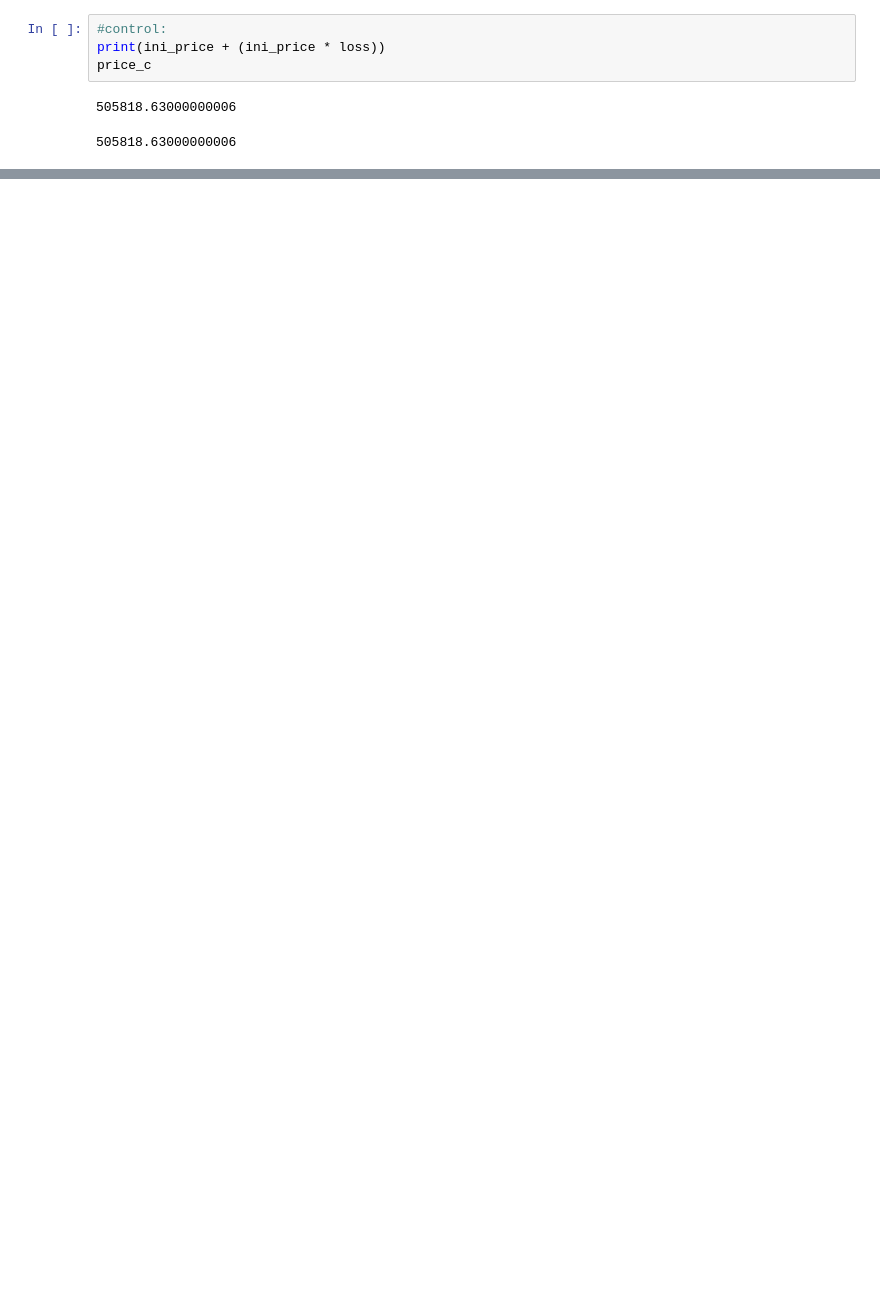
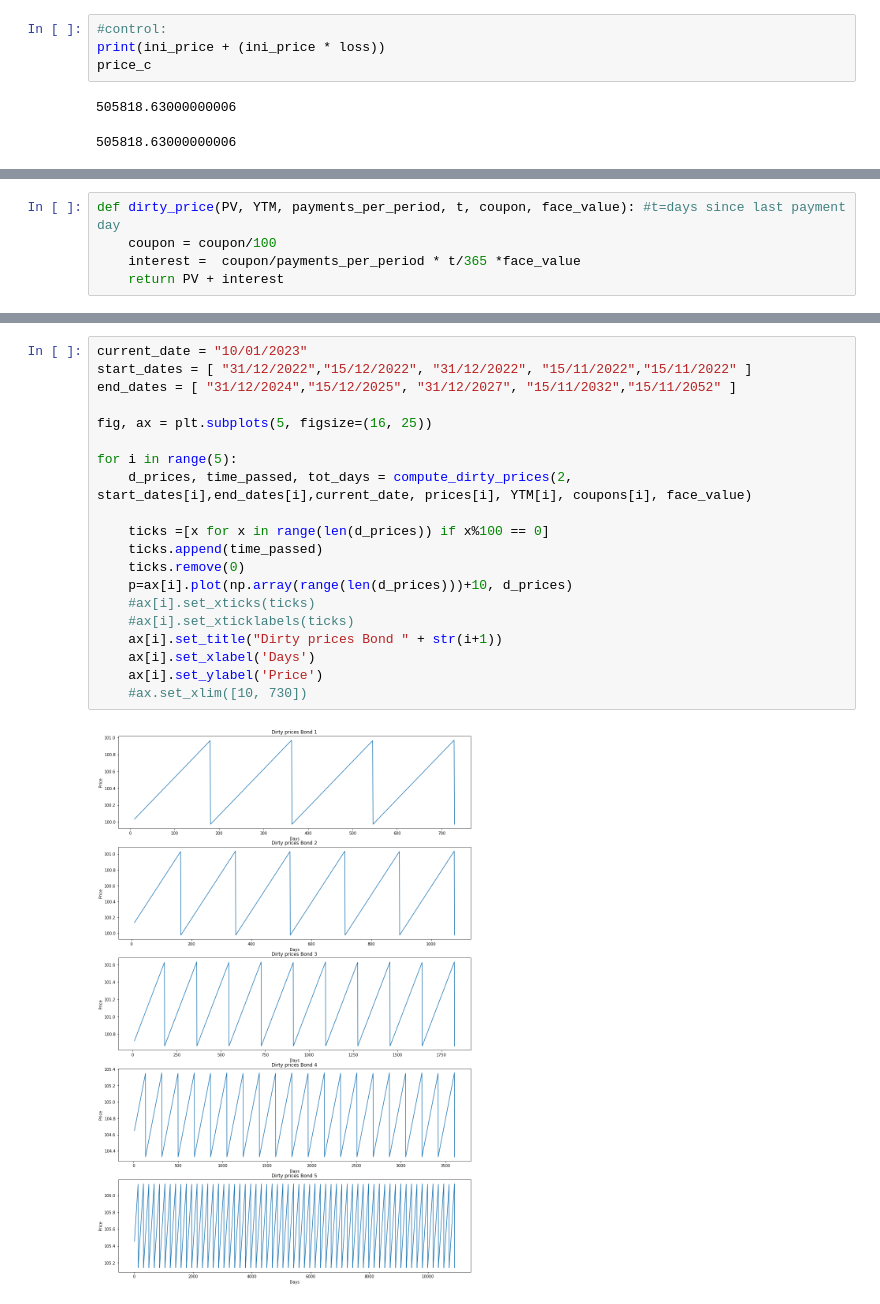
Before and after one commit to mxmws/datafin, a Jupyter notebook: Final_assigment.ipynb, the cells around one changed output, grey strips where cells are left out. Drawn from its saved outputs; the diff is of its cells as text; blank space fills up the shorter version.

```diff
--- a/Final_assigment.ipynb
+++ b/Final_assigment.ipynb
@@ -914,0 +916,5 @@ price_c
+# %%
+def dirty_price(PV, YTM, payments_per_period, t, coupon, face_value): #t=days since last payment day
+    coupon = coupon/100
+    interest =  coupon/payments_per_period * t/365 *face_value
+    return PV + interest
@@ -914,0 +969,22 @@ price_c
+# %%
+current_date = "10/01/2023"
+start_dates = [ "31/12/2022","15/12/2022", "31/12/2022", "15/11/2022","15/11/2022" ]
+end_dates = [ "31/12/2024","15/12/2025", "31/12/2027", "15/11/2032","15/11/2052" ]
+
+fig, ax = plt.subplots(5, figsize=(16, 25))
+
+for i in range(5):
+    d_prices, time_passed, tot_days = compute_dirty_prices(2, start_dates[i],end_dates[i],current_date, prices[i], YTM[i], coupons[i], face_value)
+
+    ticks =[x for x in range(len(d_prices)) if x%100 == 0]
+    ticks.append(time_passed)
+    ticks.remove(0)
+    p=ax[i].plot(np.array(range(len(d_prices)))+10, d_prices)
+    #ax[i].set_xticks(ticks)
+    #ax[i].set_xticklabels(ticks)
+    ax[i].set_title("Dirty prices Bond " + str(i+1))
+    ax[i].set_xlabel('Days')
+    ax[i].set_ylabel('Price')
+    #ax.set_xlim([10, 730])
+# %% [output]
+[figure, added]
```
Also changed, not shown: parts of 10 cells of this notebook.
